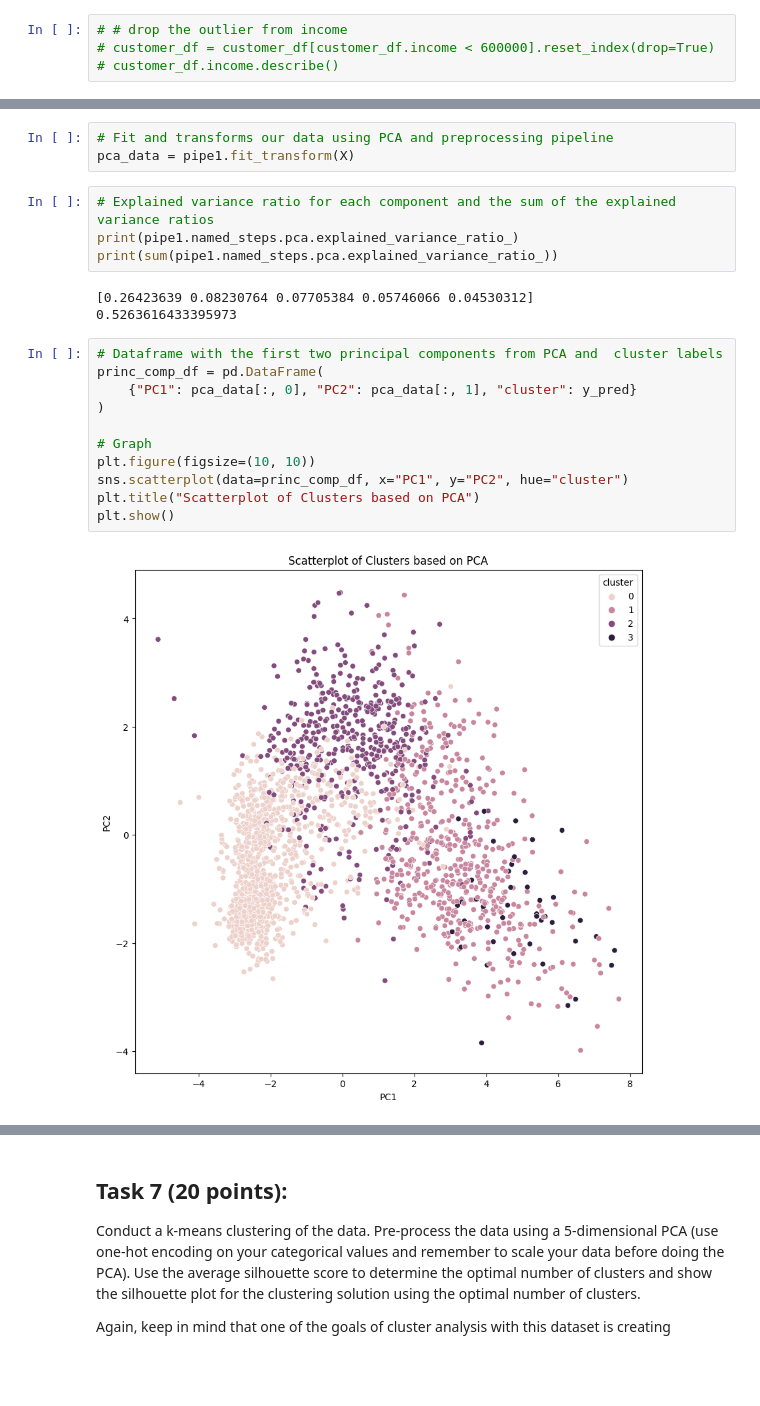
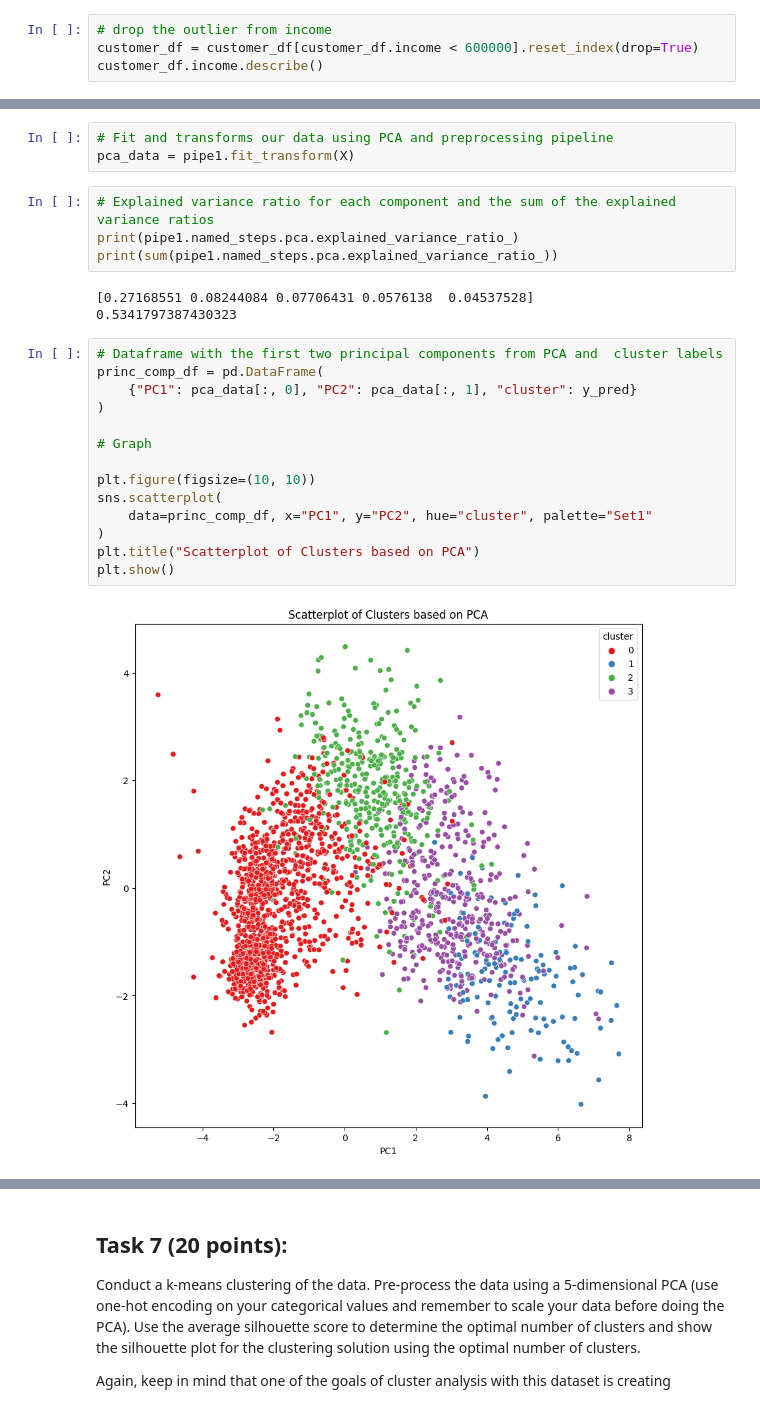
Before and after one commit to Mattcalcaterra/si618classwork, a Jupyter notebook: homework/SI_618_Homework_06.ipynb, the cells around one changed output, grey strips where cells are left out. Drawn from its saved outputs; the diff is of its cells as text; blank space fills up the shorter version.

```diff
--- a/homework/SI_618_Homework_06.ipynb
+++ b/homework/SI_618_Homework_06.ipynb
@@ -362,6 +363,6 @@ Since the median was used, the quartiles for the dataset before and after the im
 ## Task 5 (15 points):
 Use scikit-learn to conduct a linear regression that models the amount spend on wine (`MntWines`) based on `Income` and whether they are in a relationship (`In_Relationship`).  Assess how good your model is by reporting the root mean squared error (RMSE) using the test dataset from an 80-20 train-test-split of the original dataset.  Explain what your value of RMSE means, and comment on how good you think your model is based on the RMSE value means.
 # %%
-# # drop the outlier from income
-# customer_df = customer_df[customer_df.income < 600000].reset_index(drop=True)
-# customer_df.income.describe()
+# drop the outlier from income
+customer_df = customer_df[customer_df.income < 600000].reset_index(drop=True)
+customer_df.income.describe()
@@ -528,18 +544,21 @@ pca_data = pipe1.fit_transform(X)
 print(pipe1.named_steps.pca.explained_variance_ratio_)
 print(sum(pipe1.named_steps.pca.explained_variance_ratio_))
 # %% [output]
-[0.26423639 0.08230764 0.07705384 0.05746066 0.04530312]
-0.5263616433395973
+[0.27168551 0.08244084 0.07706431 0.0576138  0.04537528]
+0.5341797387430323
 # %%
 # Dataframe with the first two principal components from PCA and  cluster labels
 princ_comp_df = pd.DataFrame(
     {"PC1": pca_data[:, 0], "PC2": pca_data[:, 1], "cluster": y_pred}
 )
 
 # Graph
+
 plt.figure(figsize=(10, 10))
-sns.scatterplot(data=princ_comp_df, x="PC1", y="PC2", hue="cluster")
+sns.scatterplot(
+    data=princ_comp_df, x="PC1", y="PC2", hue="cluster", palette="Set1"
+)
 plt.title("Scatterplot of Clusters based on PCA")
 plt.show()
 # %% [output]
-[figure, old version]
+[figure, new version]
```
Also changed, not shown: parts of 41 cells of this notebook.
